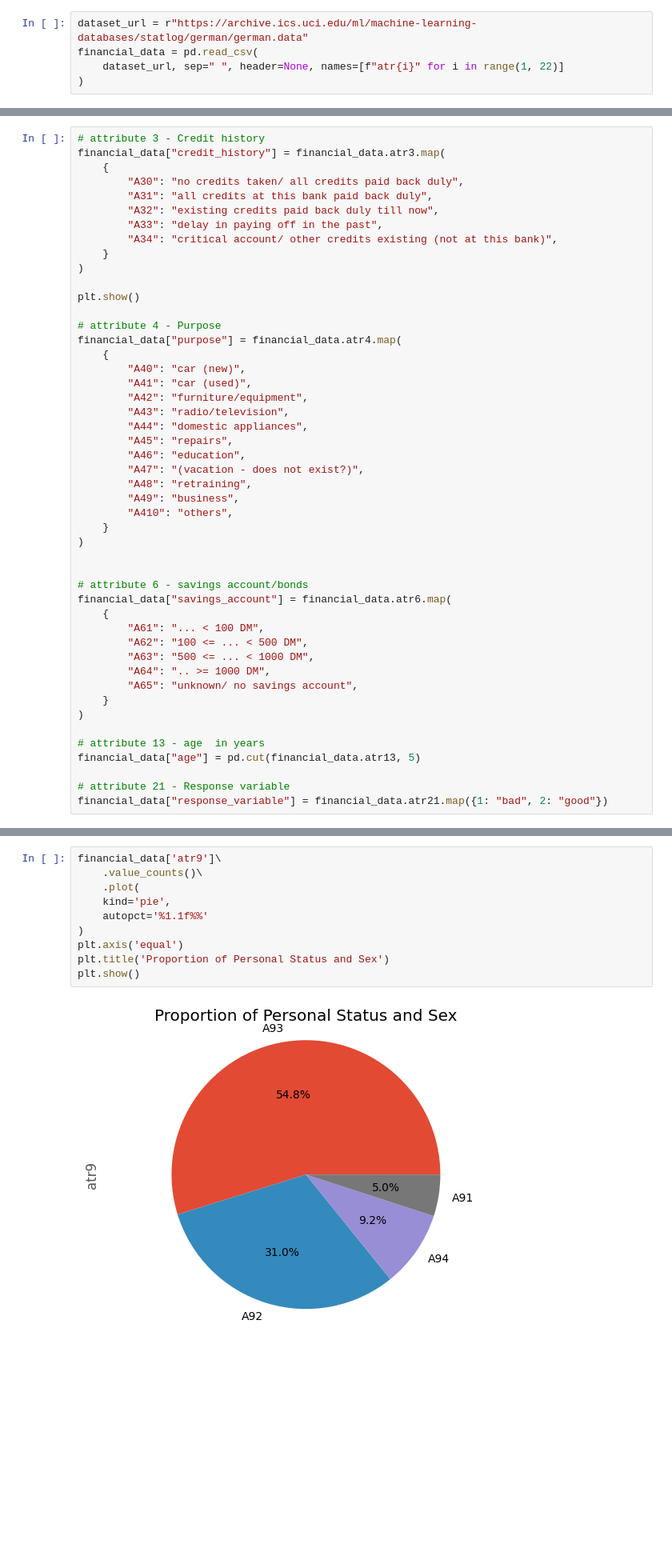
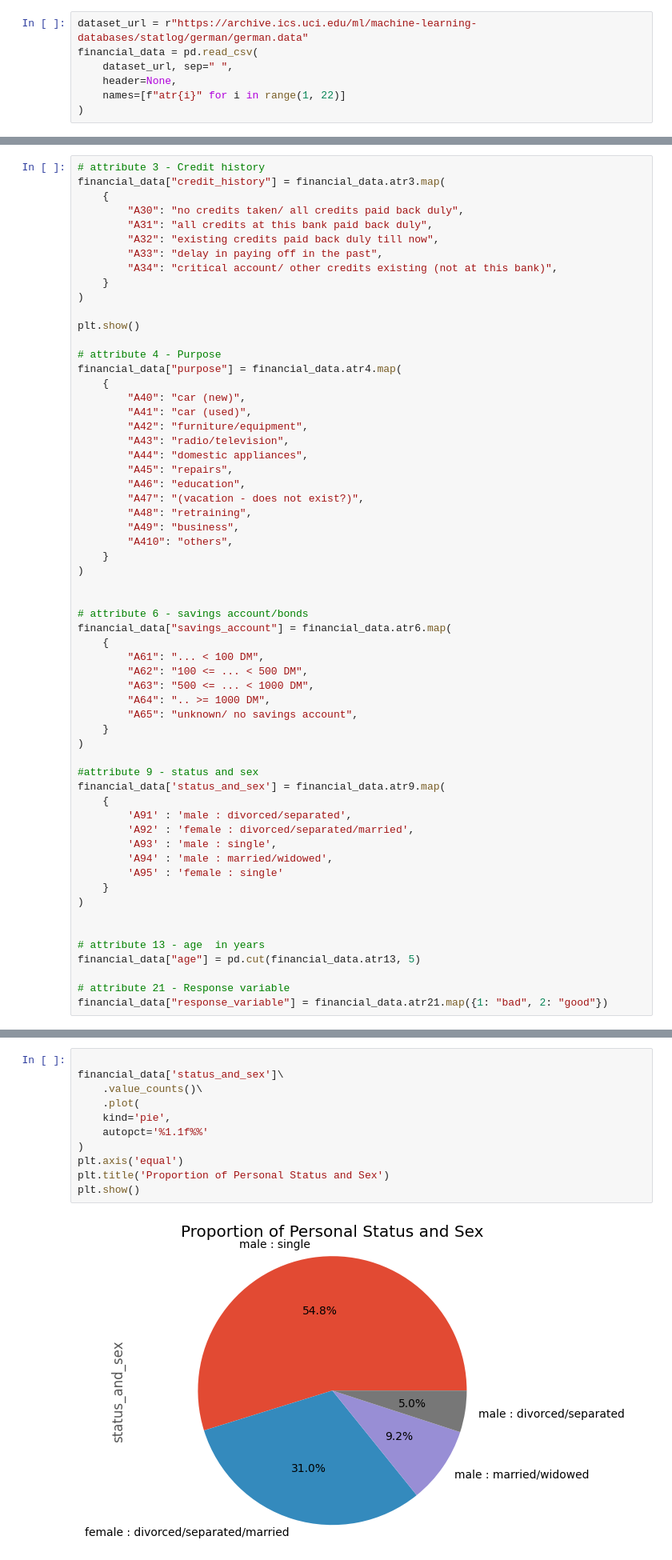
Before and after one commit to GabrielRomaoG/client-credit-classifier, a Jupyter notebook: cleaning_and_eda.ipynb, the cells around one changed output, grey strips where cells are left out. Shown at 80% size. Saved outputs shown, nothing was run; the diff lists cells and outputs as text; blank space fills up the shorter version.

```diff
--- a/cleaning_and_eda.ipynb
+++ b/cleaning_and_eda.ipynb
@@ -13,7 +13,9 @@ pd.set_option("display.max_columns", 500)
 # %%
 dataset_url = r"https://archive.ics.uci.edu/ml/machine-learning-databases/statlog/german/german.data"
 financial_data = pd.read_csv(
-    dataset_url, sep=" ", header=None, names=[f"atr{i}" for i in range(1, 22)]
+    dataset_url, sep=" ",
+    header=None,
+    names=[f"atr{i}" for i in range(1, 22)]
 )
 # %% [markdown]
 **Checking the number of rows and columns:**
@@ -101,6 +105,18 @@ financial_data["savings_account"] = financial_data.atr6.map(
     }
 )
 
+#attribute 9 - status and sex
+financial_data['status_and_sex'] = financial_data.atr9.map(
+    {
+        'A91' : 'male : divorced/separated',
+        'A92' : 'female : divorced/separated/married',
+        'A93' : 'male : single',
+        'A94' : 'male : married/widowed',
+        'A95' : 'female : single'
+    }
+)
+
+
 # attribute 13 - age  in years
 financial_data["age"] = pd.cut(financial_data.atr13, 5)
 
@@ -156,12 +171,13 @@ plt.show()
 # %%
-financial_data['atr9']\
+
+financial_data['status_and_sex']\
     .value_counts()\
     .plot(
     kind='pie',
     autopct='%1.1f%%'
 )
 plt.axis('equal')
 plt.title('Proportion of Personal Status and Sex')
 plt.show()
 # %% [output]
-[figure, old version]
+[figure, new version]
```
Also changed, not shown: parts of 6 cells of this notebook.
